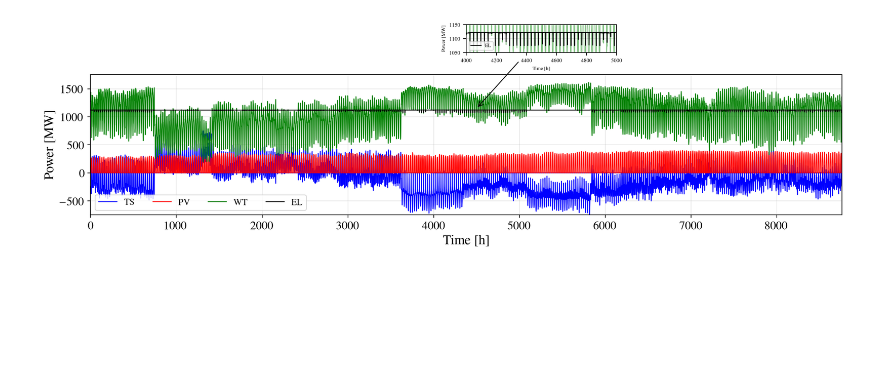
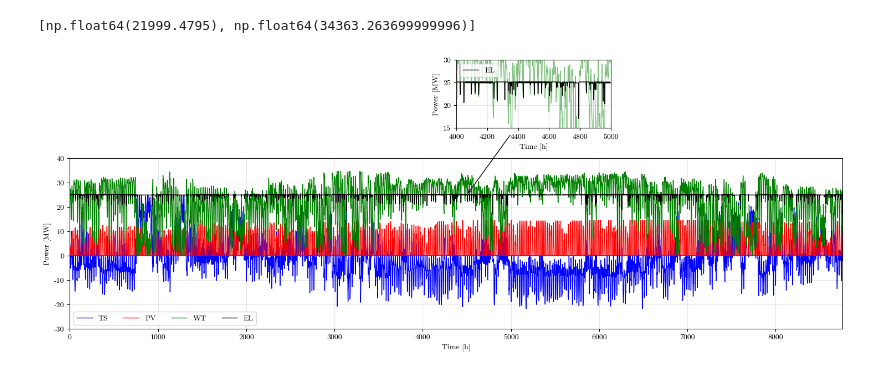
Before and after one commit to LuisOroya/H2_DRO, a Jupyter notebook: test.ipynb, the cells around one changed output. Cells and saved outputs as stored; diff of their text form; code cells hidden in the pictures; blank space fills up the shorter version.

```diff
--- a/test.ipynb
+++ b/test.ipynb
@@ -15,6 +15,6 @@ plt.rcParams.update({'font.size': 14})
 # %%
 import pandas as pd
-df1 = pd.read_csv('Operation_0.csv',sep=';')
+df1 = pd.read_csv('Operation_5.csv',sep=';')
 df1
 # %% [output]
 |  | h | PEL_subproblem_main | mHydr_direct_subproblem_main | mHydr_sell_subproblem_main | mHST_in_subproblem_main | ... |
@@ -51,3 +33,12 @@ df2
+# %%
+df1['Ppurch_subproblem_main'].sum()
+# df1['Psell_subproblem_main'].sum()
+
+dft = [df1['Ppurch_subproblem_main'].sum()]
+dft.append(df1['Psell_subproblem_main'].sum())
+dft
+# %% [output]
+[np.float64(21999.4795), np.float64(34363.263699999996)]
 # %%
 import matplotlib.pyplot as plt
 import numpy as np
@@ -57,49 +48,49 @@ from mpl_toolkits.axes_grid1.inset_locator import inset_axes
 PEL_0 = list(df1['PEL_subproblem_main'].values)
 Ppurch_0 = list(df1['Ppurch_subproblem_main'].values)
 Psell_0 = list(df1['Psell_subproblem_main'].values)
-PPV_0 = list(df1['PPV_subproblem_main'].values)
-PWT_0 = list(df1['PWT_subproblem_main '].values)
+PPV_0 = list(df1[' PPV_subproblem_main'].values)
+PWT_0 = list(df1[' PWT_subproblem_main '].values)
 
 # Main plot
-fig, ax_main = plt.subplots(figsize=(16, 3), dpi=200)
+fig, ax_main = plt.subplots(figsize=(18, 4))
 
 ax_main.plot(Ppurch_0, linewidth=1, color='b', label=r'TS')
 ax_main.plot(-1*np.array(Psell_0), linewidth=1.0, color='b')
 ax_main.plot(PPV_0, linewidth=1, color='r', label=r'PV')
 ax_main.plot(PWT_0, linewidth=1, color='g', label=r'WT')
 ax_main.plot(PEL_0, linewidth=1, color='k', label=r'EL')
 
-ax_main.set_xlabel(r'Time [h]', fontsize=16)
-ax_main.set_ylabel(r'Power [MW]', fontsize=16)
+ax_main.set_xlabel(r'Time [h]', fontsize=10)
+ax_main.set_ylabel(r'Power [MW]', fontsize=10)
 ax_main.set_xlim(0, 8760)
-ax_main.set_ylim(-750, 1750)
-ax_main.legend(ncol=5, loc='lower left', fontsize=10.8)
+ax_main.set_ylim(-30, 40)
+ax_main.legend(ncol=5, loc='lower left', fontsize=10)
 ax_main.grid(True, alpha=0.3)
 
 # Inset plot with a smaller font size for the axis labels and tick labels
-ax_inset = inset_axes(ax_main, width="50%", height="50%", loc='upper center',
-                      bbox_to_anchor=(0.4, 1.0, 0.4, 0.4), bbox_transform=ax_main.transAxes)
+ax_inset = inset_axes(ax_main, width="100%", height="100%", loc='upper center',
+                      bbox_to_anchor=(0.5, 1.2, 0.2, 0.4), bbox_transform=ax_main.transAxes)
 
 ax_inset.plot(PWT_0, linewidth=1, color='g', alpha=0.5)
 ax_inset.plot(PEL_0, linewidth=1, color='k', label=r'EL')
 ax_inset.set_xlim(4000, 5000)
-ax_inset.set_ylim(1050, 1150)
+ax_inset.set_ylim(15, 30)
 
 # Setting smaller font sizes for axis labels
-ax_inset.set_xlabel(r'Time [h]', fontsize=6)
-ax_inset.set_ylabel(r'Power [MW]', fontsize=6)
+ax_inset.set_xlabel(r'Time [h]', fontsize=10)
+ax_inset.set_ylabel(r'Power [MW]', fontsize=10)
 
 # Setting smaller font sizes for tick labels
-ax_inset.tick_params(axis='both', which='major', labelsize=6)
+ax_inset.tick_params(axis='both', which='major', labelsize=10)
 
-ax_inset.legend(ncol=1, loc='lower left', fontsize=6)
+ax_inset.legend(ncol=1, loc='upper left', fontsize=10)
 ax_inset.grid(True, alpha=0.3)
 
 # Adding an arrow to connect the main plot and the inset plot
-ax_main.annotate('', xy=(4500, 1150), xytext=(5000, 2000),
+ax_main.annotate('', xy=(4500, 25), xytext=(5000, 50),
                  arrowprops=dict(facecolor='red', edgecolor='black', arrowstyle='->', lw=1))
 
-plt.savefig('Balance_P_Scenario_0.pdf', bbox_inches='tight', pad_inches=0.02)
+plt.savefig('Balance_P_Scenario_5.pdf', bbox_inches='tight', pad_inches=0.02)
 plt.show()
 # %% [output]
-[figure, old version]
+[figure, new version]
```
Also changed, not shown: parts of 9 cells of this notebook, 17 other files.
